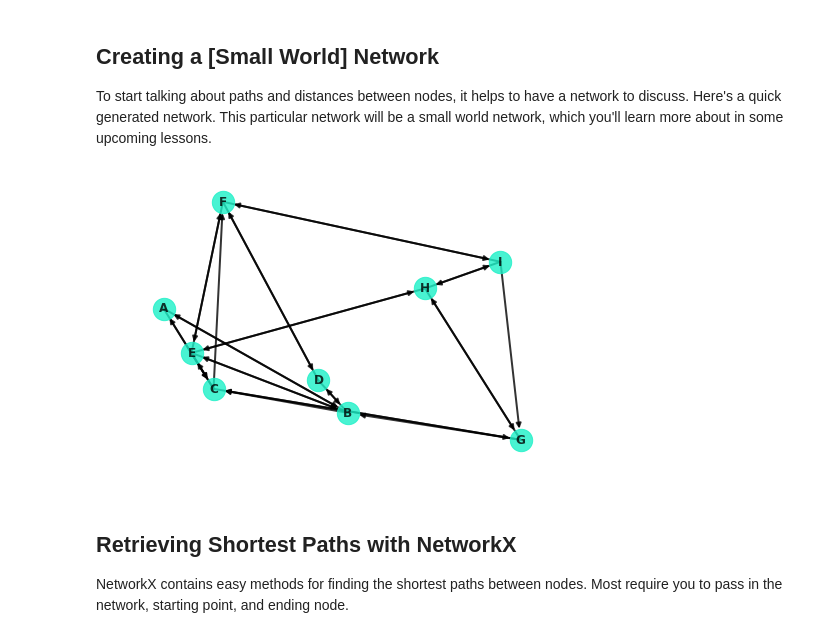
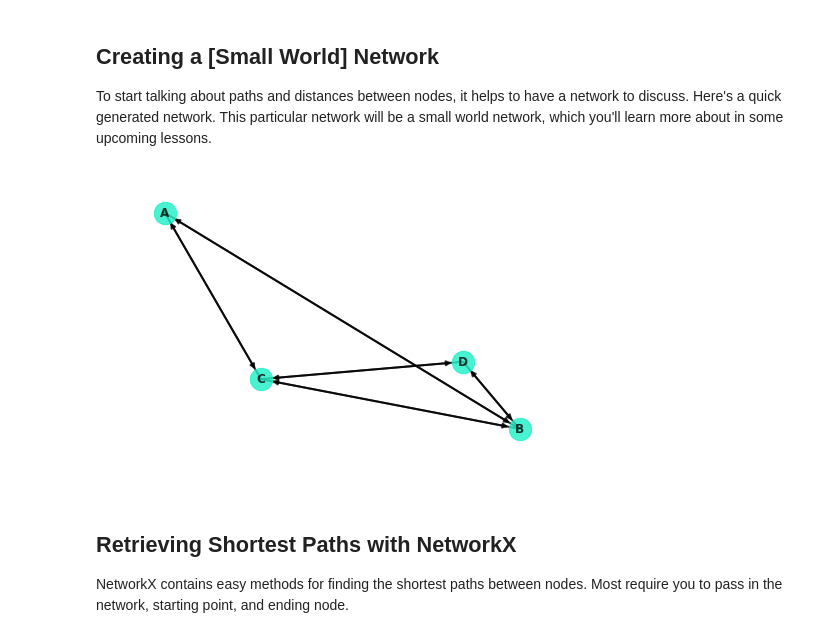
Before and after one commit to hussein073/dsc-3-28-06-graph-theory-simple-shortest-path-seattle-ds-career-040119, a Jupyter notebook: index.ipynb, the cells around one changed output. Saved outputs shown, nothing was run; the diff lists cells and outputs as text; code cells hidden in the pictures.

```diff
--- a/index.ipynb
+++ b/index.ipynb
@@ -22,12 +22,12 @@ import numpy as np
 
 To start talking about paths and distances between nodes, it helps to have a network to discuss. Here's a quick generated network. This particular network will be a small world network, which you'll learn more about in some upcoming lessons.
 # %%
-G = nx.navigable_small_world_graph(3, seed=3)
+G = nx.navigable_small_world_graph(2, seed=3)
 G = nx.relabel_nodes(G, dict(zip(G.nodes, ["A", "B", "C", "D", "E", "F", "G", "H", "I"])))
 nx.draw(G, pos=nx.random_layout(G, seed=9), with_labels=True, node_color="#1cf0c7",
         node_size=500, font_weight="bold", width=2, alpha=.8)
 # %% [output]
-[figure, old version]
+[figure, new version]
 # %% [markdown]
 ## Retrieving Shortest Paths with NetworkX
 
```
